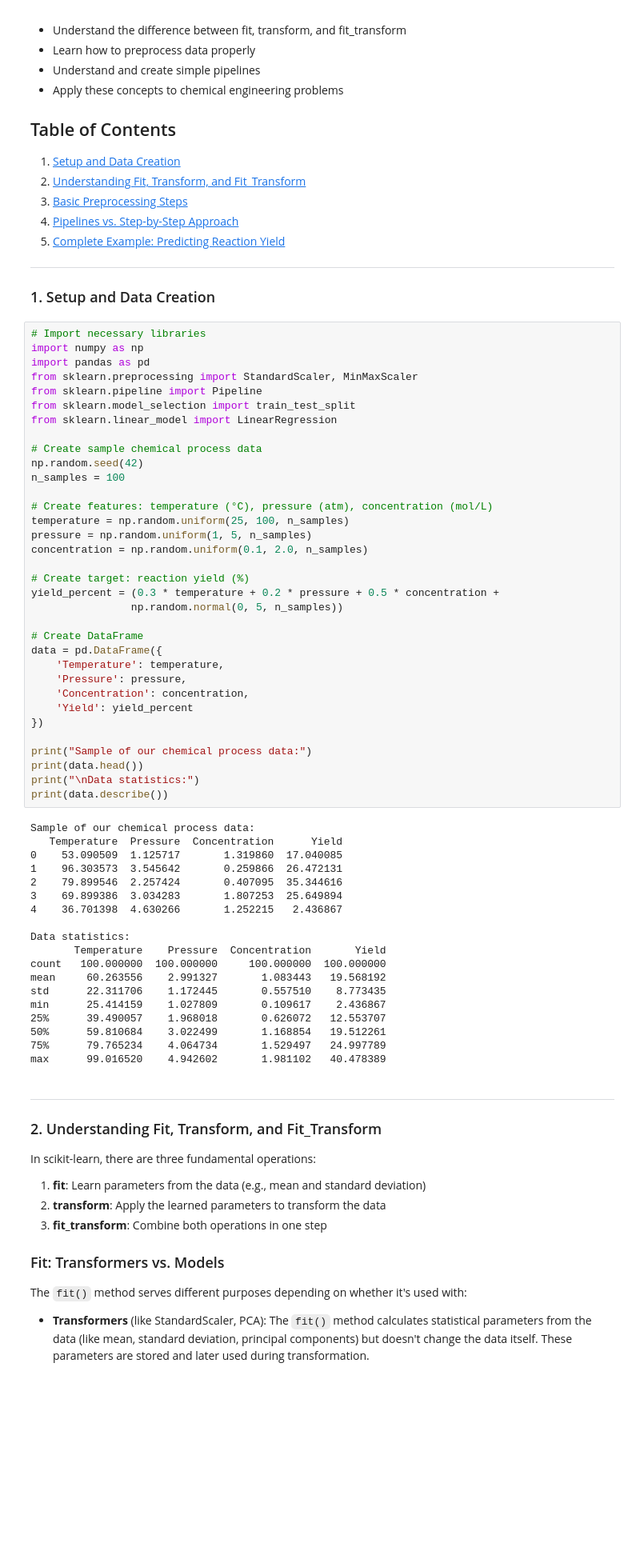
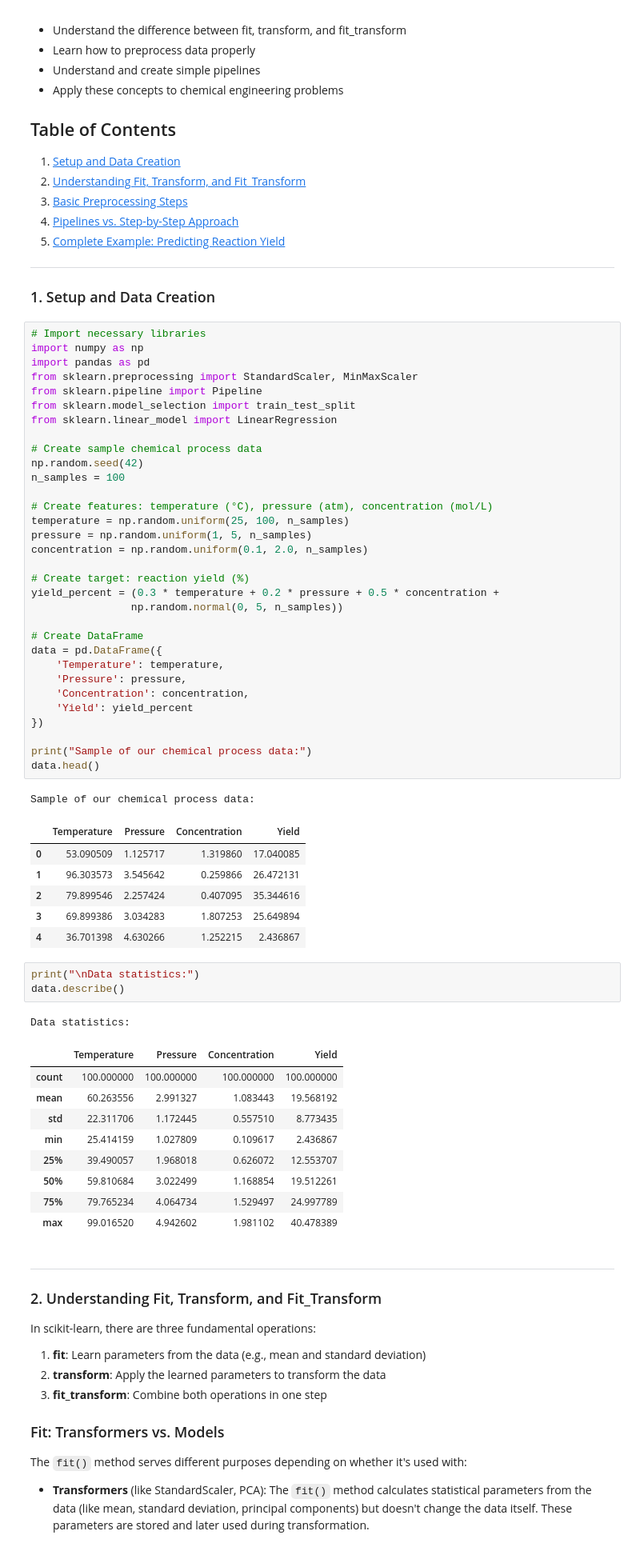
Before and after one commit to SamerHany/CHES307-Applications-of-Machine-Learning-in-Chemical-Engineering, a Jupyter notebook: Week 01 - Python and Sklearn/Tutorial 1.3 - SKlearn Basics.ipynb, the cells around one changed output. Shown at 80% size. Saved outputs shown, nothing was run; the diff lists cells and outputs as text; blank space fills up the shorter version.

```diff
--- a/Week 01 - Sklearn/Tutorial 1.2 - SKlearn Basics.ipynb
+++ b/Week 01 - Python and Sklearn/Tutorial 1.3 - SKlearn Basics.ipynb
@@ -49,28 +49,29 @@ data = pd.DataFrame({
 })
 
 print("Sample of our chemical process data:")
-print(data.head())
-print("\nData statistics:")
-print(data.describe())
+data.head()
 # %% [output]
 Sample of our chemical process data:
-   Temperature  Pressure  Concentration      Yield
-0    53.090509  1.125717       1.319860  17.040085
-1    96.303573  3.545642       0.259866  26.472131
-2    79.899546  2.257424       0.407095  35.344616
-3    69.899386  3.034283       1.807253  25.649894
-4    36.701398  4.630266       1.252215   2.436867
-
-Data statistics:
-       Temperature    Pressure  Concentration       Yield
-count   100.000000  100.000000     100.000000  100.000000
-mean     60.263556    2.991327       1.083443   19.568192
-std      22.311706    1.172445       0.557510    8.773435
-min      25.414159    1.027809       0.109617    2.436867
-25%      39.490057    1.968018       0.626072   12.553707
-50%      59.810684    3.022499       1.168854   19.512261
-75%      79.765234    4.064734       1.529497   24.997789
-max      99.016520    4.942602       1.981102   40.478389
+|  | Temperature | Pressure | Concentration | Yield |
+| 0 | 53.090509 | 1.125717 | 1.319860 | 17.040085 |
+| 1 | 96.303573 | 3.545642 | 0.259866 | 26.472131 |
+| 2 | 79.899546 | 2.257424 | 0.407095 | 35.344616 |
+| 3 | 69.899386 | 3.034283 | 1.807253 | 25.649894 |
+| 4 | 36.701398 | 4.630266 | 1.252215 | 2.436867 |
+# %%
+print("\nData statistics:")
+data.describe()
+# %% [output]
+Data statistics:
+|  | Temperature | Pressure | Concentration | Yield |
+| count | 100.000000 | 100.000000 | 100.000000 | 100.000000 |
+| mean | 60.263556 | 2.991327 | 1.083443 | 19.568192 |
+| std | 22.311706 | 1.172445 | 0.557510 | 8.773435 |
+| min | 25.414159 | 1.027809 | 0.109617 | 2.436867 |
+| 25% | 39.490057 | 1.968018 | 0.626072 | 12.553707 |
+| 50% | 59.810684 | 3.022499 | 1.168854 | 19.512261 |
+| 75% | 79.765234 | 4.064734 | 1.529497 | 24.997789 |
+| max | 99.016520 | 4.942602 | 1.981102 | 40.478389 |
 # %% [markdown]
 <hr id="2">
 <h3> 2. Understanding Fit, Transform, and Fit_Transform </h3>
```
Also changed, not shown: parts of 4 cells of this notebook, 10 other files.
